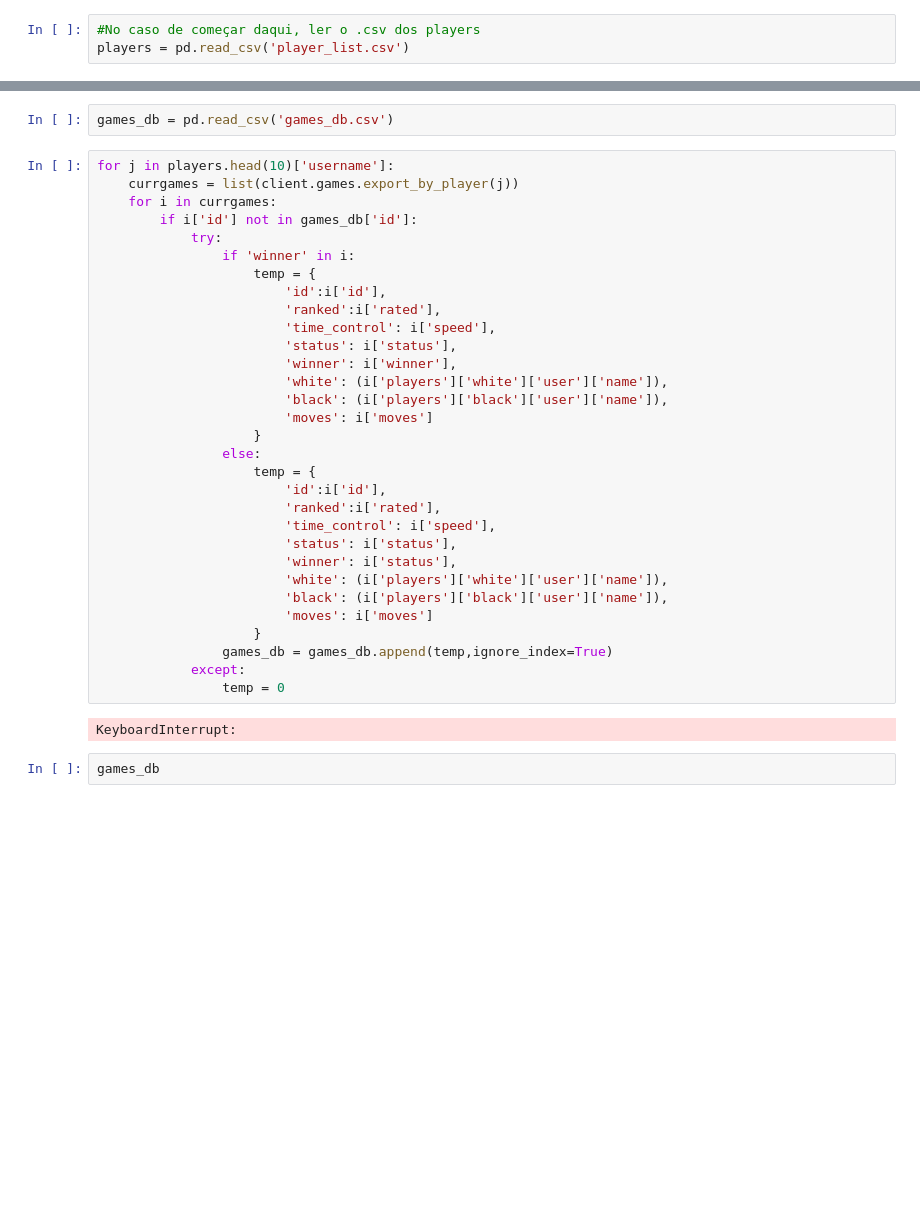
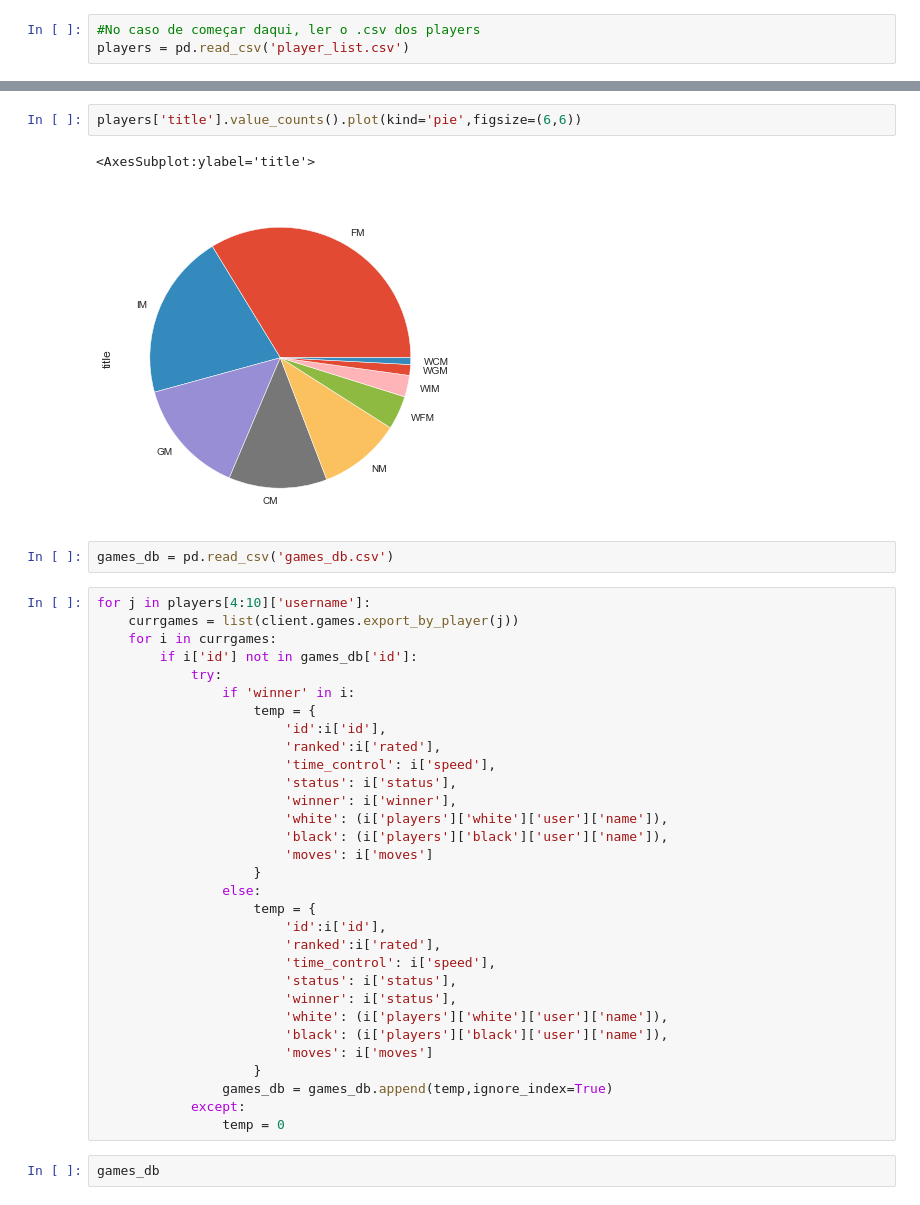
Before and after one commit to ra233686/MC536-Project, a Jupyter notebook: basic_fetcher.ipynb, the cells around one changed output, grey strips where cells are left out. Cells and saved outputs as stored; diff of their text form; blank space fills up the shorter version.

```diff
--- a/basic_fetcher.ipynb
+++ b/basic_fetcher.ipynb
@@ -78,7 +67,12 @@ players = pd.read_csv('player_list.csv')
+# %%
+players['title'].value_counts().plot(kind='pie',figsize=(6,6))
+# %% [output]
+<AxesSubplot:ylabel='title'>
+[figure, added]
 # %%
 games_db = pd.read_csv('games_db.csv')
 # %%
-for j in players.head(10)['username']:
+for j in players[4:10]['username']:
     currgames = list(client.games.export_by_player(j))
     for i in currgames:
         if i['id'] not in games_db['id']:
@@ -108,8 +102,6 @@ for j in players.head(10)['username']:
                 games_db = games_db.append(temp,ignore_index=True)
             except:
                 temp = 0
-# %% [output]
-KeyboardInterrupt:
 # %%
 games_db
 # %% [output]
```
Also changed, not shown: parts of 8 cells of this notebook, 1 other file.
